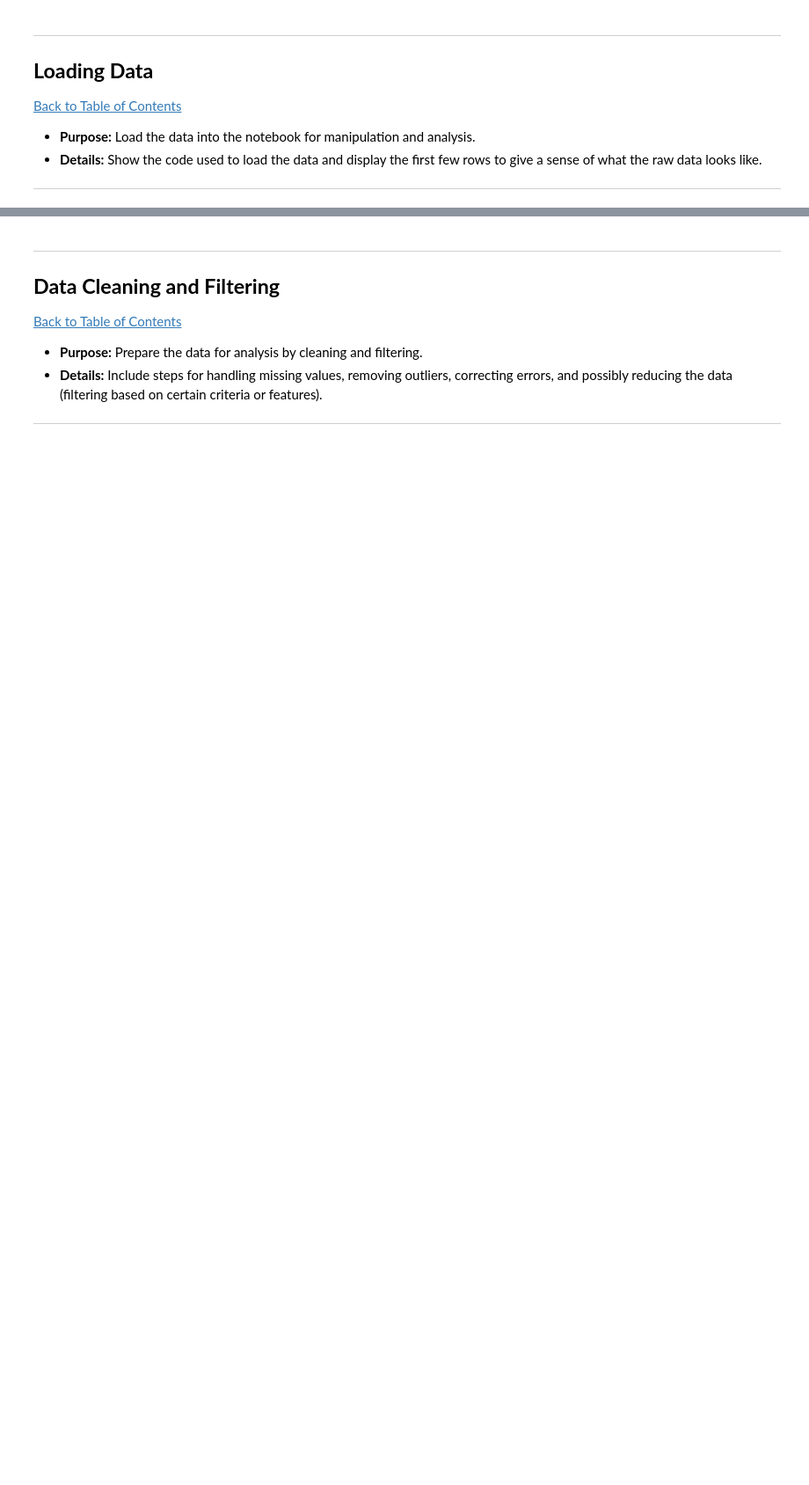
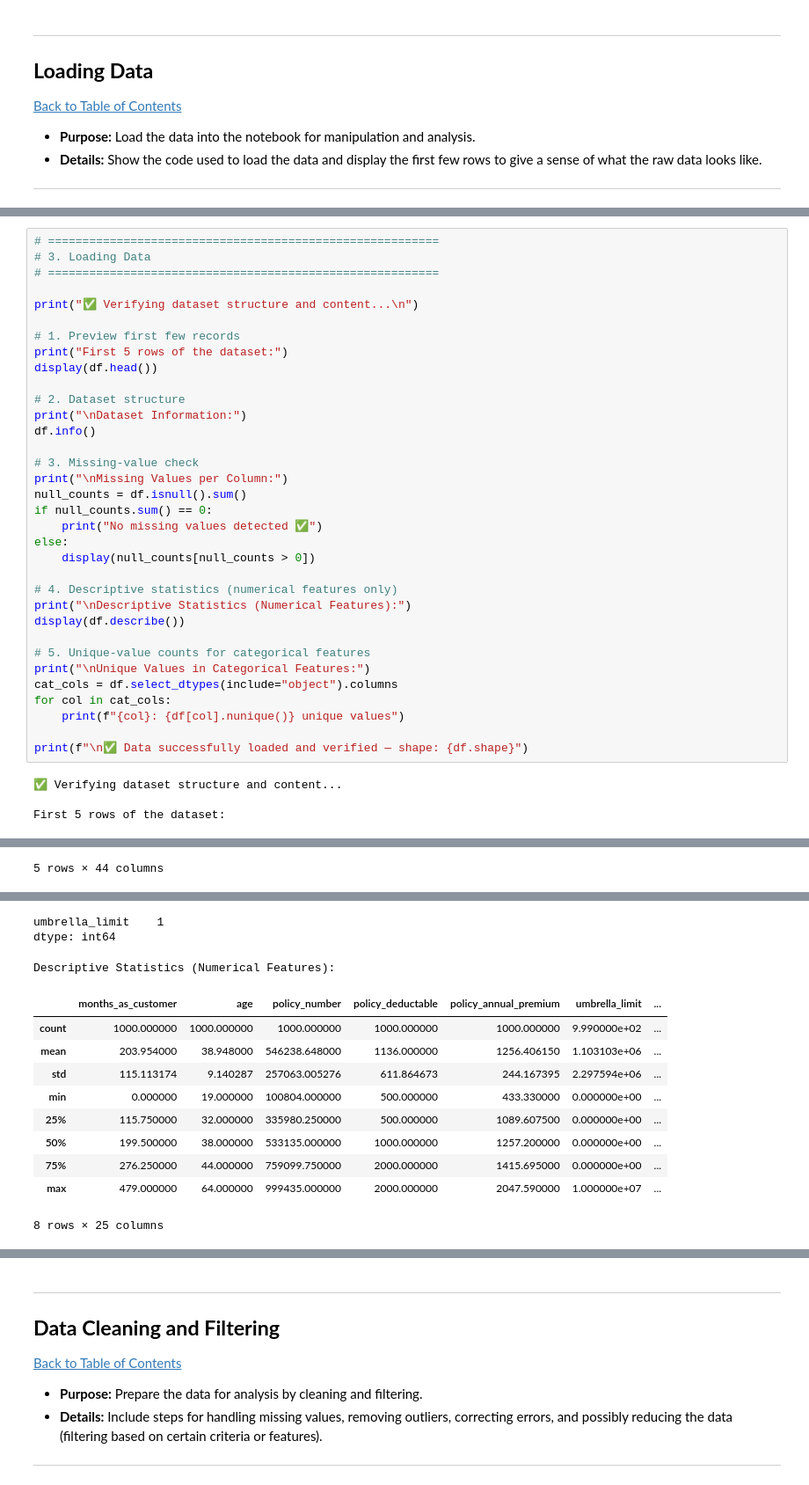
Before and after one commit to Dewalds30/Insurance-Claims, a Jupyter notebook: QCTO---Workplace-Module-Notebook-Template-4571 (4).ipynb, the cells around one changed output, grey strips where cells are left out. Shown at 88% size. Saved outputs shown, nothing was run; the diff lists cells and outputs as text; blank space fills up the shorter version.

```diff
--- a/QCTO---Workplace-Module-Notebook-Template-4571 (4).ipynb
+++ b/QCTO---Workplace-Module-Notebook-Template-4571 (4).ipynb
@@ -110,0 +254,38 @@ df.head()
+# %%
+# =========================================================
+# 3. Loading Data
+# =========================================================
+
+print("✅ Verifying dataset structure and content...\n")
+
+# 1. Preview first few records
+print("First 5 rows of the dataset:")
+display(df.head())
+
+# 2. Dataset structure
+print("\nDataset Information:")
+df.info()
+
+# 3. Missing-value check
+print("\nMissing Values per Column:")
+null_counts = df.isnull().sum()
+if null_counts.sum() == 0:
+    print("No missing values detected ✅")
+else:
+    display(null_counts[null_counts > 0])
+
+# 4. Descriptive statistics (numerical features only)
+print("\nDescriptive Statistics (Numerical Features):")
+display(df.describe())
+
+# 5. Unique-value counts for categorical features
+print("\nUnique Values in Categorical Features:")
+cat_cols = df.select_dtypes(include="object").columns
+for col in cat_cols:
+    print(f"{col}: {df[col].nunique()} unique values")
+
+print(f"\n✅ Data successfully loaded and verified — shape: {df.shape}")
+# %% [output]
+✅ Verifying dataset structure and content...
+
+First 5 rows of the dataset:
@@ -110,0 +298 @@ df.head()
+5 rows × 44 columns
@@ -110,0 +316,13 @@ df.head()
+umbrella_limit    1
+dtype: int64
+Descriptive Statistics (Numerical Features):
+|  | months_as_customer | age | policy_number | policy_deductable | policy_annual_premium | umbrella_limit | ... |
+| count | 1000.000000 | 1000.000000 | 1000.000000 | 1000.000000 | 1000.000000 | 9.990000e+02 | ... |
+| mean | 203.954000 | 38.948000 | 546238.648000 | 1136.000000 | 1256.406150 | 1.103103e+06 | ... |
+| std | 115.113174 | 9.140287 | 257063.005276 | 611.864673 | 244.167395 | 2.297594e+06 | ... |
+| min | 0.000000 | 19.000000 | 100804.000000 | 500.000000 | 433.330000 | 0.000000e+00 | ... |
+| 25% | 115.750000 | 32.000000 | 335980.250000 | 500.000000 | 1089.607500 | 0.000000e+00 | ... |
+| 50% | 199.500000 | 38.000000 | 533135.000000 | 1000.000000 | 1257.200000 | 0.000000e+00 | ... |
+| 75% | 276.250000 | 44.000000 | 759099.750000 | 2000.000000 | 1415.695000 | 0.000000e+00 | ... |
+| max | 479.000000 | 64.000000 | 999435.000000 | 2000.000000 | 2047.590000 | 1.000000e+07 | ... |
+8 rows × 25 columns
```
Also changed, not shown: parts of 50 cells of this notebook.
